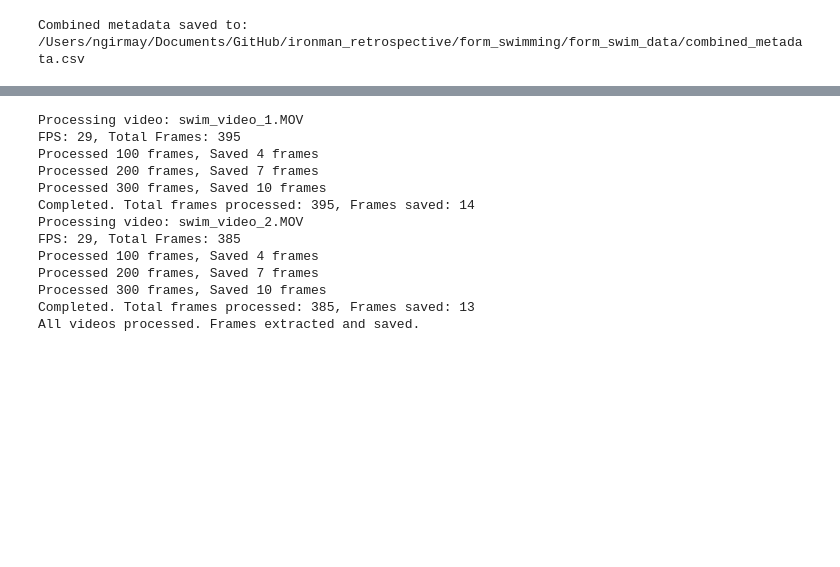
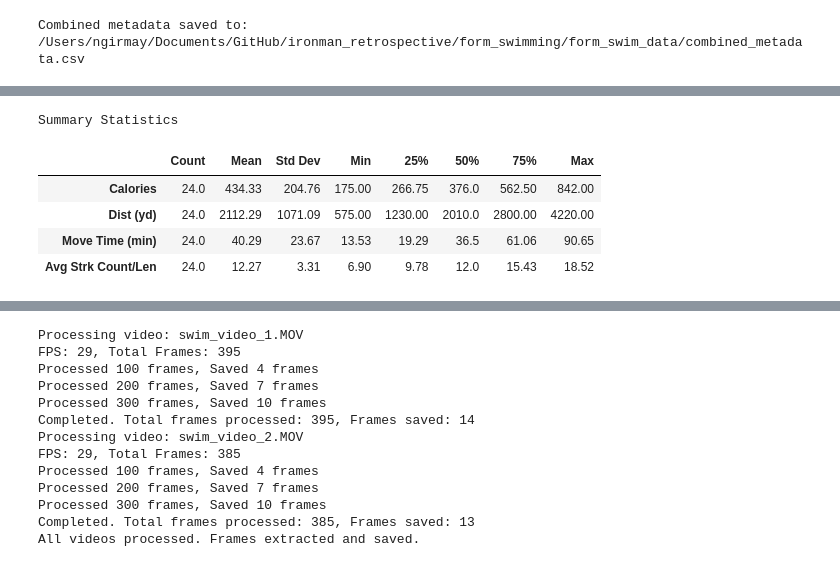
Before and after one commit to ngirmay/IronMan_2023, a Jupyter notebook: swim/swim_analysis.ipynb, the cells around one changed output, grey strips where cells are left out. Cells and saved outputs as stored; diff of their text form; code cells hidden in the pictures; blank space fills up the shorter version.

Commit message:
update all images/stats

```diff
--- a/swim/swim_analysis.ipynb
+++ b/swim/swim_analysis.ipynb
@@ -337,61 +340,87 @@ import pandas as pd
 import plotly.graph_objects as go
 
 # Load the aggregated swim data
-data_path = '/Users/ngirmay/Documents/GitHub/ironman_retrospective/form_swimming/form_swim_data/aggregated_swim_data.csv'  # Replace with your correct path if needed
+data_path = '/Users/ngirmay/Documents/GitHub/ironman_retrospective/form_swimming/form_swim_data/aggregated_swim_data.csv'
 swim_data = pd.read_csv(data_path)
 
 # Ensure 'Swim Date' is in datetime format
 swim_data['Swim Date'] = pd.to_datetime(swim_data['Swim Date'])
 
+# Define the path to save visualizations and statistics
+visualization_save_path = '/Users/ngirmay/Documents/GitHub/ironman_retrospective/IronMan_2023/swim/visualizations/'
+stats_save_path = '/Users/ngirmay/Documents/GitHub/ironman_retrospective/IronMan_2023/swim/stats/'
+
 # --- Visualization 1: Calories Burned and Total Distance Swum Over Time ---
-fig1 = go.Figure()
+fig_calories_distance = go.Figure()
 
 # Add Calories Burned as a line plot
-fig1.add_trace(go.Scatter(x=swim_data['Swim Date'], y=swim_data['Calories'],
+fig_calories_distance.add_trace(go.Scatter(x=swim_data['Swim Date'], y=swim_data['Calories'],
                           mode='lines+markers', name='Calories Burned (Kcal)', line=dict(color='#e63946')))
 
 # Add Total Distance as a line plot on the same graph
-fig1.add_trace(go.Scatter(x=swim_data['Swim Date'], y=swim_data['Dist (yd)'],
+fig_calories_distance.add_trace(go.Scatter(x=swim_data['Swim Date'], y=swim_data['Dist (yd)'],
                           mode='lines+markers', name='Total Distance (yd)', line=dict(color='#457b9d'), yaxis='y2'))
 
 # Add secondary y-axis for the distance
-fig1.update_layout(
+fig_calories_distance.update_layout(
     title="Calories Burned and Total Distance Over Time (yd)",
     xaxis=dict(title='Date'),
     yaxis=dict(title='Calories Burned (Kcal)', titlefont=dict(color='#e63946')),
     yaxis2=dict(title='Total Distance (yd)', titlefont=dict(color='#457b9d'), overlaying='y', side='right'),
     plot_bgcolor='#f1faee'
 )
 
+# Save the first plot as HTML
+fig_calories_distance.write_html(f"{visualization_save_path}calories_burned_total_distance.html")
 # Show the first plot
-fig1.show()
+fig_calories_distance.show()
 
 # --- Visualization 2: Duration and Average Stroke Count Per Length Over Time ---
-fig2 = go.Figure()
+fig_duration_stroke_count = go.Figure()
 
 # Add Duration (in minutes) as a line plot
-fig2.add_trace(go.Scatter(x=swim_data['Swim Date'], y=swim_data['Move Time (min)'],
+fig_duration_stroke_count.add_trace(go.Scatter(x=swim_data['Swim Date'], y=swim_data['Move Time (min)'],
                           mode='lines+markers', name='Duration (minutes)', line=dict(color='#457b9d')))
 
 # Add Average Stroke Count Per Length as a line plot on the same graph
-fig2.add_trace(go.Scatter(x=swim_data['Swim Date'], y=swim_data['Avg Strk Count/Len'],
+fig_duration_stroke_count.add_trace(go.Scatter(x=swim_data['Swim Date'], y=swim_data['Avg Strk Count/Len'],
                           mode='lines+markers', name='Avg Stroke Count/Length', line=dict(color='#e63946'), yaxis='y2'))
 
 # Add secondary y-axis for the average stroke count per length
-fig2.update_layout(
+fig_duration_stroke_count.update_layout(
     title="Duration and Average Stroke Count Per Length Over Time",
     xaxis=dict(title='Date'),
     yaxis=dict(title='Duration (minutes)', titlefont=dict(color='#457b9d')),
     yaxis2=dict(title='Avg Stroke Count/Length', titlefont=dict(color='#e63946'), overlaying='y', side='right'),
     plot_bgcolor='#f1faee'
 )
 
+# Save the second plot as HTML
+fig_duration_stroke_count.write_html(f"{visualization_save_path}duration_avg_stroke_count_over_time.html")
 # Show the second plot
-fig2.show()
+fig_duration_stroke_count.show()
 
-# Optionally: Save the visualizations as images or HTML files if needed
-# fig1.write_image("calories_distance_swim.png")
-# fig2.write_image("duration_stroke_count_swim.png")
+# --- Summary Statistics ---
+summary_statistics_df = swim_data[['Calories', 'Dist (yd)', 'Move Time (min)', 'Avg Strk Count/Len']].describe().T
+summary_statistics_df.columns = ['Count', 'Mean', 'Std Dev', 'Min', '25%', '50%', '75%', 'Max']
+
+# Round the summary statistics to two decimal places
+summary_statistics_df = summary_statistics_df.round(2)
+
+# Save the summary statistics to a CSV file and HTML file
+summary_statistics_df.to_csv(f"{stats_save_path}swim_summary_statistics.csv")
+summary_statistics_df.to_html(f"{stats_save_path}swim_summary_statistics.html")
+
+# Display summary statistics in a neat format in the notebook
+summary_statistics_html = summary_statistics_df.to_html(classes="table table-striped", border=0)
+display(HTML(f"<h3>Summary Statistics</h3>{summary_statistics_html}"))
+# %% [output]
+Summary Statistics
+|  | Count | Mean | Std Dev | Min | 25% | 50% | 75% | Max |
+| Calories | 24.0 | 434.33 | 204.76 | 175.00 | 266.75 | 376.0 | 562.50 | 842.00 |
+| Dist (yd) | 24.0 | 2112.29 | 1071.09 | 575.00 | 1230.00 | 2010.0 | 2800.00 | 4220.00 |
+| Move Time (min) | 24.0 | 40.29 | 23.67 | 13.53 | 19.29 | 36.5 | 61.06 | 90.65 |
+| Avg Strk Count/Len | 24.0 | 12.27 | 3.31 | 6.90 | 9.78 | 12.0 | 15.43 | 18.52 |
 # %%
 import pandas as pd
 import plotly.graph_objects as go
```
Also changed, not shown: parts of 4 cells of this notebook, 5 other files.
